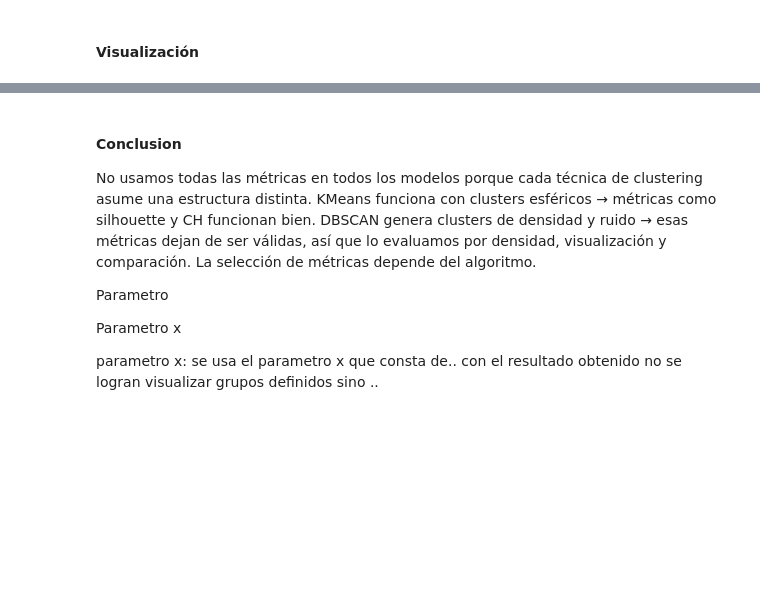
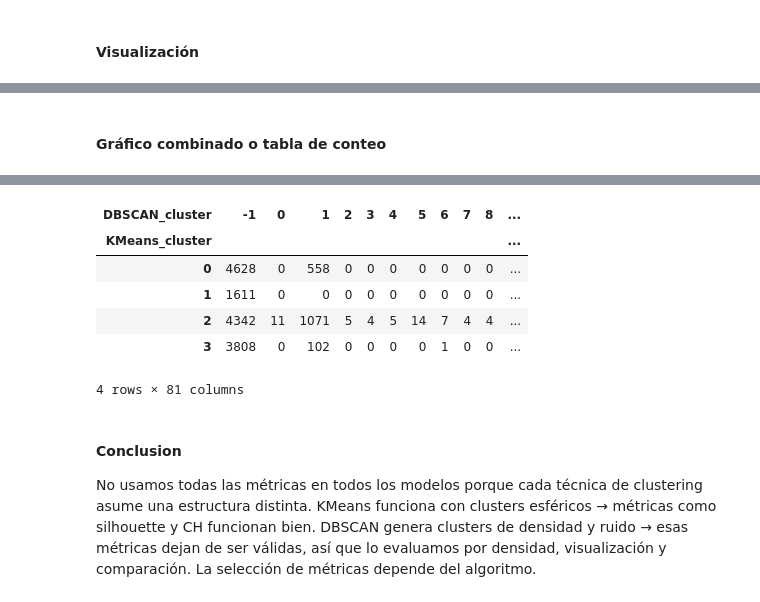
Before and after one commit to BrandonLCC/FIFA_ML_Kedro, a Jupyter notebook: notebooks/unsupervised/02_clustering_dbscan.ipynb.ipynb, the cells around one changed output, grey strips where cells are left out. Saved outputs shown, nothing was run; the diff lists cells and outputs as text; code cells hidden in the pictures; blank space fills up the shorter version.

```diff
--- a/notebooks/unsupervised/02_clustering_dbscan.ipynb.ipynb
+++ b/notebooks/unsupervised/02_clustering_dbscan.ipynb.ipynb
@@ -332,0 +128,7 @@ Text(0, 0.5, 'Promedio coeficientes de Silhouette')
+# %%
+from sklearn.cluster import KMeans
+
+kmeans = KMeans(n_clusters=4, random_state=42)
+kmeans_labels = kmeans.fit_predict(X_scaled)
+
+df_fifa_22["KMeans_cluster"] = kmeans_labels
@@ -332,0 +147,5 @@ Text(0, 0.5, 'Promedio coeficientes de Silhouette')
+# %% [markdown]
+#### **Gráfico combinado o tabla de conteo**
+# %%
+pd.crosstab(df_fifa_22["KMeans_cluster"], df_fifa_22["DBSCAN_cluster"])
+# %% [output]
@@ -333,3 +153,10 @@ Text(0, 0.5, 'Promedio coeficientes de Silhouette')
+| DBSCAN_cluster | -1 | 0 | 1 | 2 | 3 | 4 | 5 | 6 | 7 | 8 | ... |
+| KMeans_cluster |  |  |  |  |  |  |  |  |  |  | ... |
+| 0 | 4628 | 0 | 558 | 0 | 0 | 0 | 0 | 0 | 0 | 0 | ... |
+| 1 | 1611 | 0 | 0 | 0 | 0 | 0 | 0 | 0 | 0 | 0 | ... |
+| 2 | 4342 | 11 | 1071 | 5 | 4 | 5 | 14 | 7 | 4 | 4 | ... |
+| 3 | 3808 | 0 | 102 | 0 | 0 | 0 | 0 | 1 | 0 | 0 | ... |
+4 rows × 81 columns
 # %% [markdown]
 #### **Conclusion**
 
@@ -337,9 +164,3 @@ No usamos todas las métricas en todos los modelos porque cada técnica de clust
 KMeans funciona con clusters esféricos → métricas como silhouette y CH funcionan bien.
 DBSCAN genera clusters de densidad y ruido → esas métricas dejan de ser válidas, así que lo evaluamos por densidad, visualización y comparación.
 La selección de métricas depende del algoritmo.
-
-Parametro
-
-Parametro x
-
-parametro x: se usa el parametro x que consta de.. con el resultado obtenido no se logran visualizar grupos definidos sino ..
```
Also changed, not shown: parts of 19 cells of this notebook, 1 other file.
